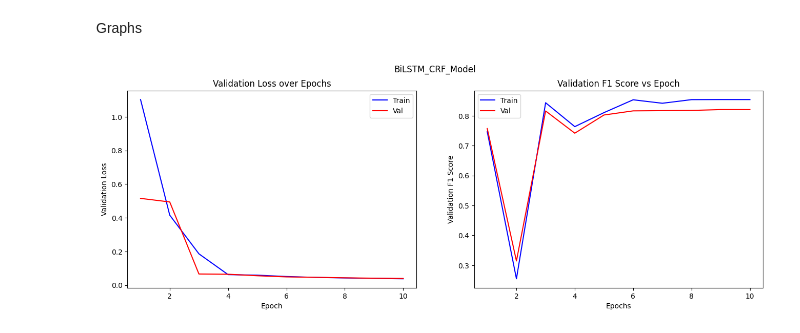
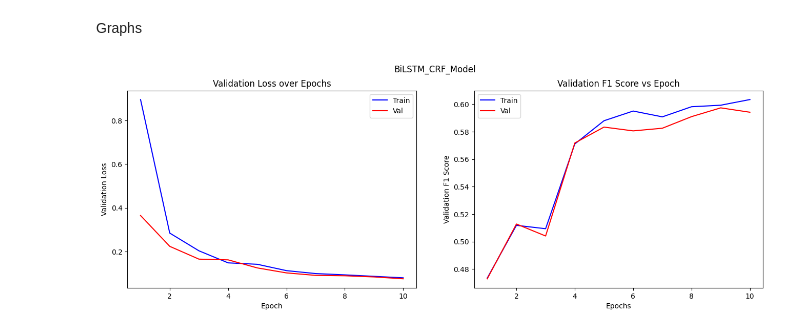
Before and after one commit to RaghavSakhuja/NLP-Assignments, a Jupyter notebook: Assignment2/BiLSTM_CRF.ipynb, the cells around one changed output. Cells and saved outputs as stored; diff of their text form; code cells hidden in the pictures.

```diff
--- a/Assignment2/BiLSTM_CRF.ipynb
+++ b/Assignment2/BiLSTM_CRF.ipynb
@@ -169,3 +148,9 @@ for word, index in mapping_ate.items():
 # for word, index in mapping_ner.items():
 #     if word in word2vec:
 #         weights_ner[index:] = word2vec[word]
+# %%
+max_len=0
+for i in X_train_ate_tokenized:
+    max_len = max(max_len,len(i))
+
+max_len
@@ -172,14 +159,14 @@ for word, index in mapping_ate.items():
 # %% [markdown]
 Padding the datasets.
 # %%
-X_padded_train = pad_sequences(X_train_ate_tokenized, maxlen=100, padding="pre", truncating="post")
-Y_padded_train = pad_sequences(Y_train_ate_tokenized, maxlen=100, padding="pre", truncating="post")
+X_padded_train = pad_sequences(X_train_ate_tokenized, maxlen=max_len, padding="pre", truncating="post")
+Y_padded_train = pad_sequences(Y_train_ate_tokenized, maxlen=max_len, padding="pre", truncating="post")
 
-X_padded_test = pad_sequences(X_test_ate_tokenized, maxlen=100, padding="pre", truncating="post")
-Y_padded_test = pad_sequences(Y_test_ate_tokenized, maxlen=100, padding="pre", truncating="post")
+X_padded_test = pad_sequences(X_test_ate_tokenized, maxlen=max_len, padding="pre", truncating="post")
+Y_padded_test = pad_sequences(Y_test_ate_tokenized, maxlen=max_len, padding="pre", truncating="post")
 
-X_padded_val = pad_sequences(X_val_ate_tokenized, maxlen=100, padding="pre", truncating="post")
-Y_padded_val = pad_sequences(Y_val_ate_tokenized, maxlen=100, padding="pre", truncating="post")
+X_padded_val = pad_sequences(X_val_ate_tokenized, maxlen=max_len, padding="pre", truncating="post")
+Y_padded_val = pad_sequences(Y_val_ate_tokenized, maxlen=max_len, padding="pre", truncating="post")
 # %%
 # X_padded_train_ner = pad_sequences(X_train_ner_tokenized, maxlen=100, padding="pre", truncating="post")
 # Y_padded_train_ner = pad_sequences(Y_train_ner_tokenized, maxlen=100, padding="pre", truncating="post")
@@ -218,16 +202,14 @@ BILSTM-CRF Model
 # %% [markdown]
 ATE
 # %%
-input=Input(shape=(100,))
-BiLSTM_CRF_embed=Embedding(input_dim=vocab_size_ate, output_dim=300, input_length=100, weights=[weights_ate], trainable=False)(input)
+input=Input(shape=(max_len,))
+BiLSTM_CRF_embed=Embedding(input_dim=vocab_size_ate, output_dim=300, input_length=max_len, weights=[weights_ate], trainable=False)(input)
 BiLSTM_CRF_bilstm=Bidirectional(LSTM(units=128, return_sequences=True, recurrent_dropout=0.1))(BiLSTM_CRF_embed)
 BiLSTM_CRF_model=(TimeDistributed(Dense(Y_padded_test.shape[2], activation='relu')))(BiLSTM_CRF_bilstm)
 
 crf = CRF(Y_padded_test.shape[2])
 predicted_sequence, potentials, sequence_length, crf_kernel = crf(BiLSTM_CRF_model)
-# out=crf(BiLSTM_CRF_model3)
-# BiLSTM_CRF_model.add(crf)
-# gru_model.add(TimeDistributed(Dense(Y_padded_train.shape[2], activation='softmax')))
+
 BiLSTM_CRF_model=Model(input,potentials)
 # %%
 BiLSTM_CRF_model.summary()
@@ -251,7 +233,7 @@ Non-trainable params: 721800 (2.75 MB)
 _________________________________________________________________
 # %%
 BiLSTM_CRF_model.compile(
-        optimizer=AdamW(weight_decay=0.001),
+        optimizer=AdamW(learning_rate=0.002),
         loss=SigmoidFocalCrossEntropy(),
         metrics=['accuracy']
     )
@@ -290,9 +272,8 @@ print(accuracy)
 Graphs
 # %%
 model_name="BiLSTM_CRF"
-Embedding="word2vec"
+Embedding_name="word2vec"
 draw_loss_graph(BiLSTM_CRF_training, f"{model_name}_Model", BiLSTM_CRF_f1_callback_val.f1_scores, BiLSTM_CRF_f1_callback_train.f1_scores)
-save_model(BiLSTM_CRF_model, model_name,Embedding,"t2")
-loaded_model = load_model(f"Saved_Models/t2_{model_name}_{Embedding}.pkl")
+save_model(BiLSTM_CRF_model, model_name,Embedding_name,"t2","ATE")
 # %% [output]
-[figure, old version]
+[figure, new version]
```
Also changed, not shown: parts of 18 cells of this notebook, 35 other files.
